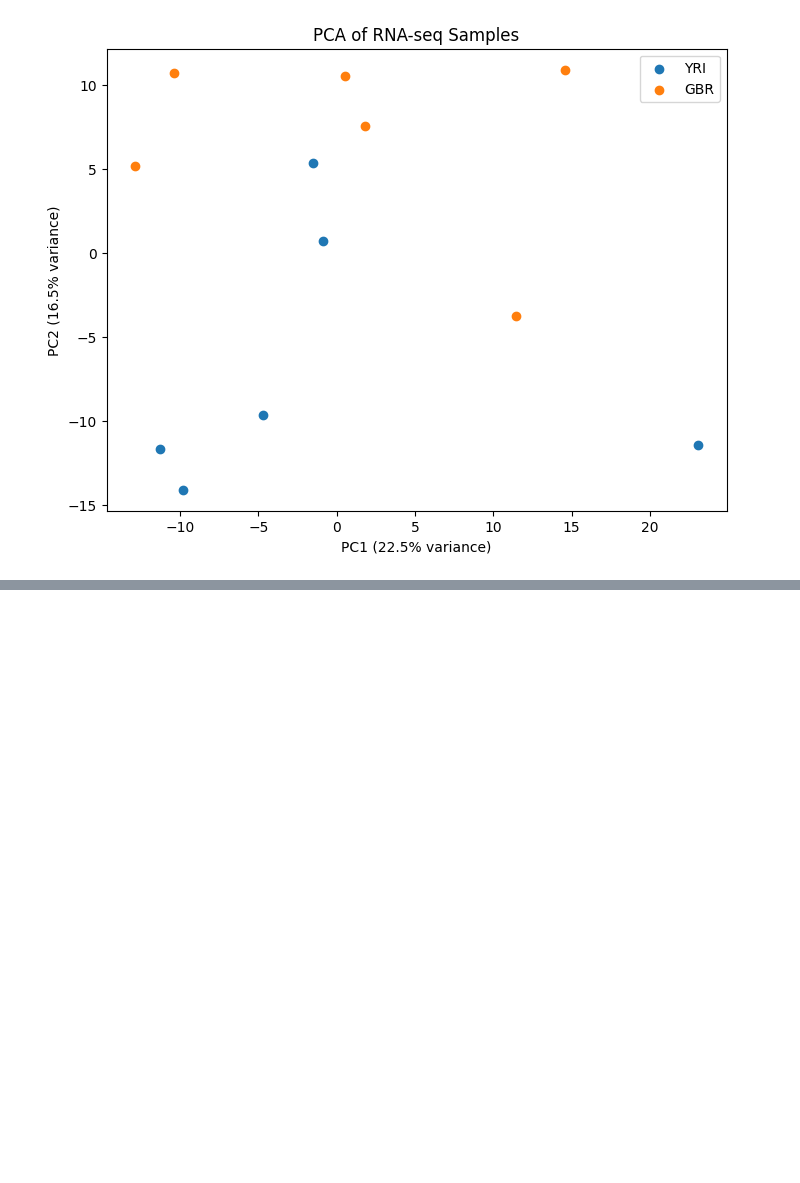
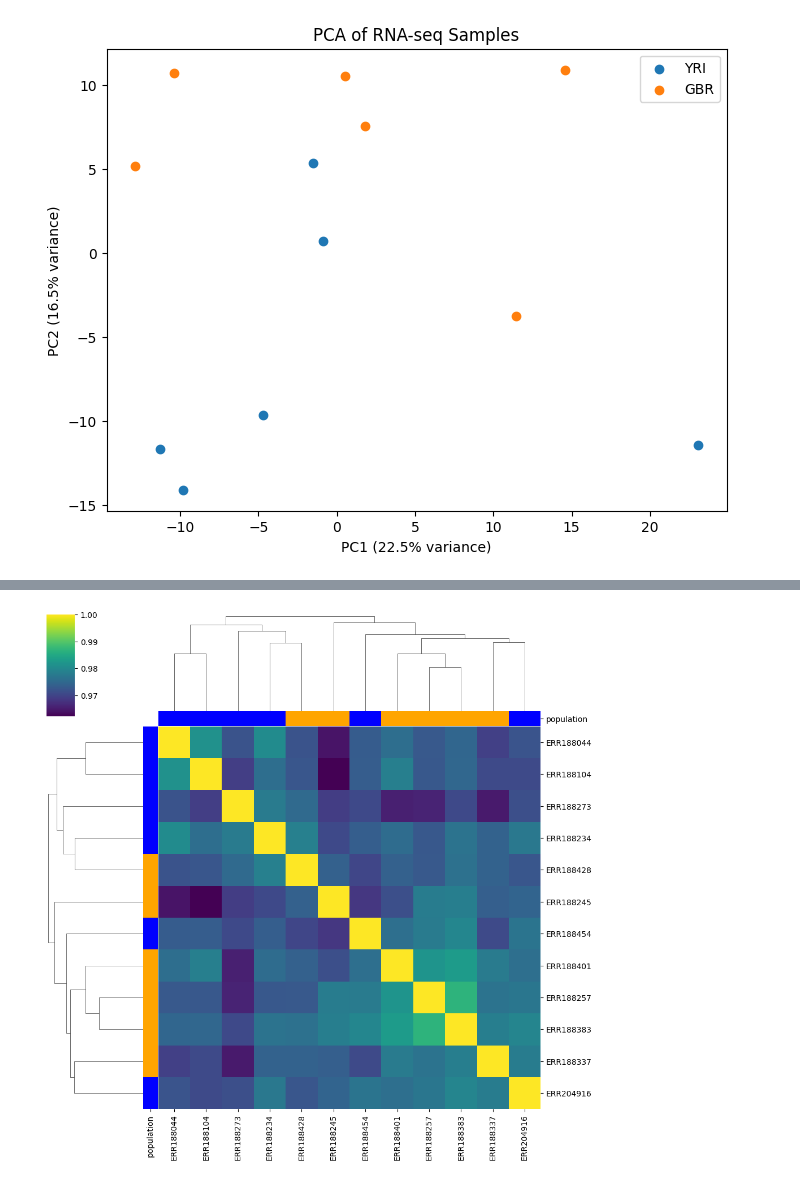
Before and after one commit to MsTejasviSingh/Cancer-Genomics, a Jupyter notebook: 02_RNAseq_Project.ipynb, the cells around one changed output, grey strips where cells are left out. Saved outputs shown, nothing was run; the diff lists cells and outputs as text; code cells hidden in the pictures; blank space fills up the shorter version.

```diff
--- a/02_RNAseq_Project.ipynb
+++ b/02_RNAseq_Project.ipynb
@@ -565,0 +617,7 @@ plt.show()
+# %%
+row_colors = pca_df.set_index("Sample")["population"].map({
+    "YRI": "blue",
+    "GBR": "orange"
+})
+
+print(row_colors)
@@ -565,0 +639,12 @@ plt.show()
+# %%
+sns.clustermap(
+    sample_corr,
+    cmap="viridis",
+    row_colors=row_colors,
+    col_colors=row_colors,
+    figsize=(10,10)
+)
+
+plt.show()
+# %% [output]
+[figure, added]
```
Also changed, not shown: parts of 9 cells of this notebook.
